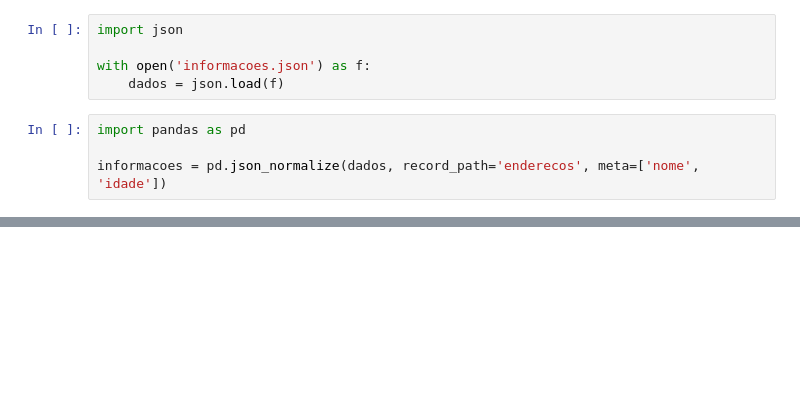
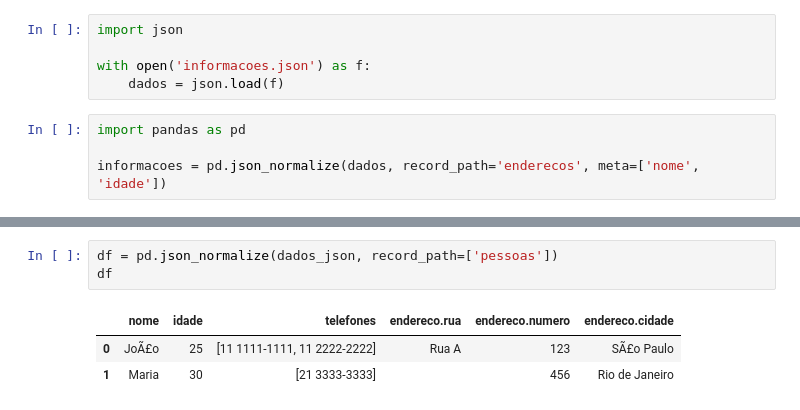
Before and after one commit to caio-guimaraes/cursos, a Jupyter notebook: Pandas Avançado/Limpeza e Tratamento de Dados/desafio.ipynb, the cells around one changed output, grey strips where cells are left out. Saved outputs shown, nothing was run; the diff lists cells and outputs as text; blank space fills up the shorter version.

```diff
--- a/Pandas Avançado/Limpeza e Tratamento de Dados/desafio.ipynb
+++ b/Pandas Avançado/Limpeza e Tratamento de Dados/desafio.ipynb
@@ -42,0 +64,7 @@ informacoes = pd.json_normalize(dados, record_path='enderecos', meta=['nome', 'i
+# %%
+df = pd.json_normalize(dados_json, record_path=['pessoas'])
+df
+# %% [output]
+|  | nome | idade | telefones | endereco.rua | endereco.numero | endereco.cidade |
+| 0 | JoÃ£o | 25 | [11 1111-1111, 11 2222-2222] | Rua A | 123 | SÃ£o Paulo |
+| 1 | Maria | 30 | [21 3333-3333] |  | 456 | Rio de Janeiro |
```
Also changed, not shown: parts of 25 cells of this notebook, 4 other files.
